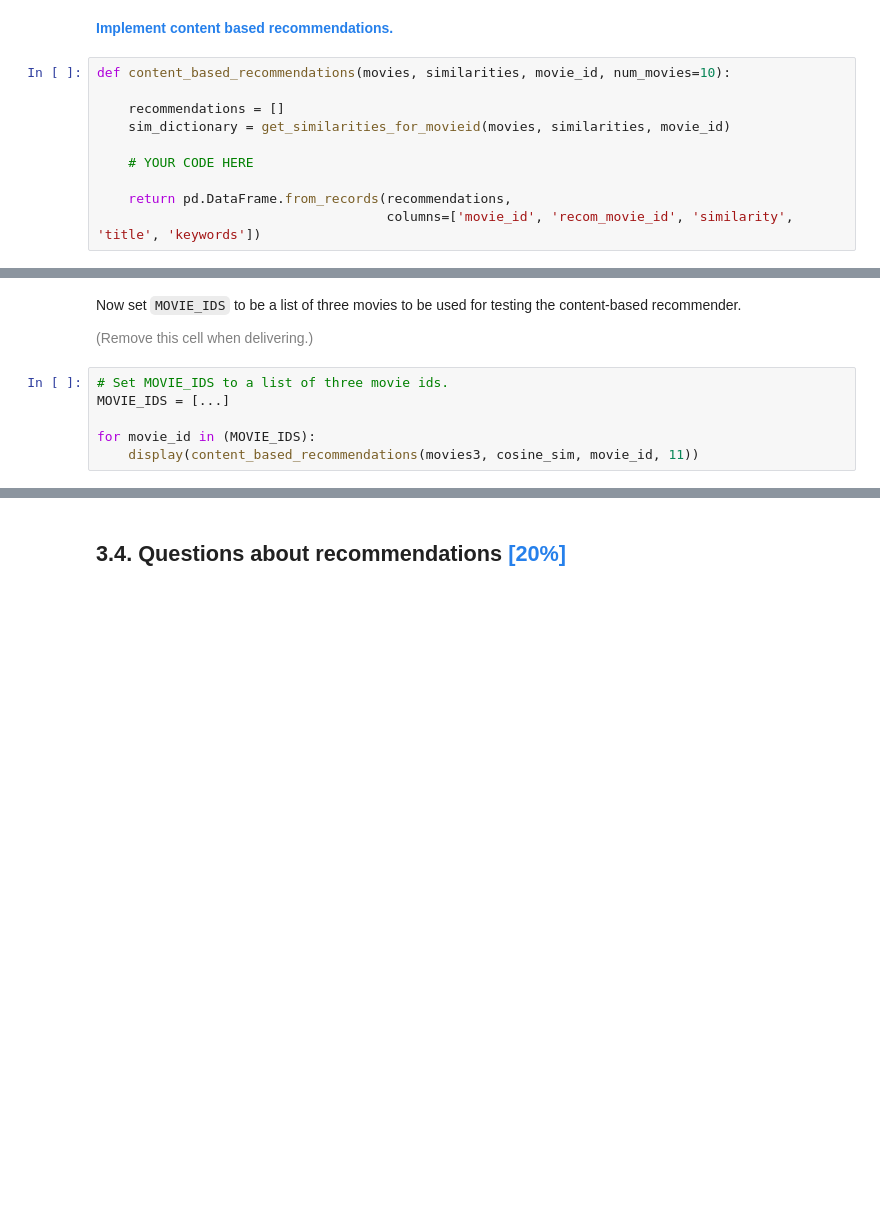
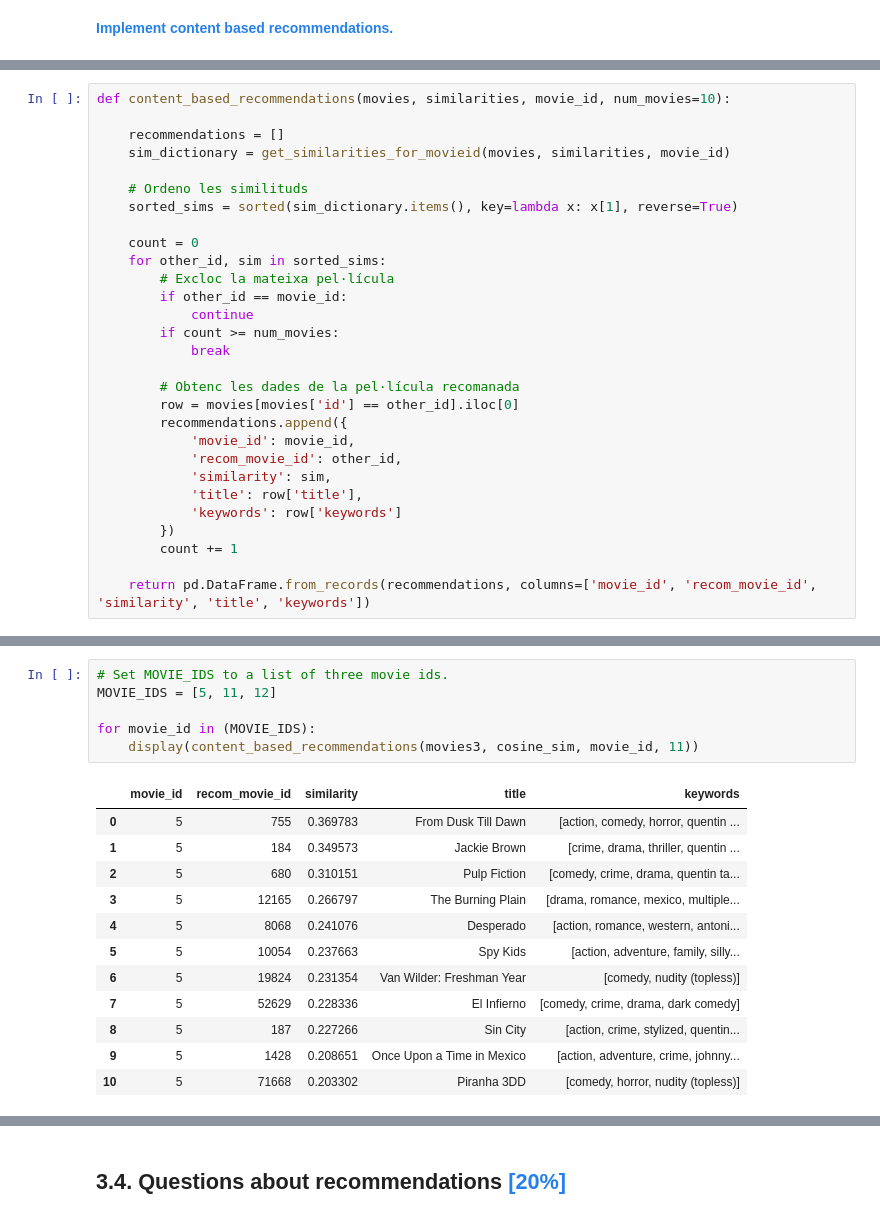
Before and after one commit to RogerTrilla/data-mining-course, a Jupyter notebook: practicum/ps05-content_based_recsys.ipynb, the cells around one changed output, grey strips where cells are left out. Saved outputs shown, nothing was run; the diff lists cells and outputs as text; blank space fills up the shorter version.

```diff
--- a/practicum/ps05-content_based_recsys.ipynb
+++ b/practicum/ps05-content_based_recsys.ipynb
@@ -379,12 +369,2 @@ Create a function `content_based_recommendations` that uses the similarity matri
 # %% [markdown]
 <font size="+1" color="#2680EB">**Implement content based recommendations.**</font>
-# %%
-def content_based_recommendations(movies, similarities, movie_id, num_movies=10):
-
-    recommendations = []
-    sim_dictionary = get_similarities_for_movieid(movies, similarities, movie_id)
-
-    # YOUR CODE HERE
-
-    return pd.DataFrame.from_records(recommendations,
-                                     columns=['movie_id', 'recom_movie_id', 'similarity', 'title', 'keywords'])
@@ -395,3 +371,32 @@ The following tests your code.
+# %%
+def content_based_recommendations(movies, similarities, movie_id, num_movies=10):
+
+    recommendations = []
+    sim_dictionary = get_similarities_for_movieid(movies, similarities, movie_id)
+
+    # Ordeno les similituds
+    sorted_sims = sorted(sim_dictionary.items(), key=lambda x: x[1], reverse=True)
+
+    count = 0
+    for other_id, sim in sorted_sims:
+        # Excloc la mateixa pel·lícula
+        if other_id == movie_id:
+            continue
+        if count >= num_movies:
+            break
+
+        # Obtenc les dades de la pel·lícula recomanada
+        row = movies[movies['id'] == other_id].iloc[0]
+        recommendations.append({
+            'movie_id': movie_id,
+            'recom_movie_id': other_id,
+            'similarity': sim,
+            'title': row['title'],
+            'keywords': row['keywords']
+        })
+        count += 1
+
+    return pd.DataFrame.from_records(recommendations, columns=['movie_id', 'recom_movie_id', 'similarity', 'title', 'keywords'])
 # %%
 # LEAVE AS-IS
 
@@ -403,10 +420,19 @@ display(content_based_recommendations(movies3, cosine_sim, 129, 10))
-# %% [markdown]
-Now set `MOVIE_IDS` to be a list of three movies to be used for testing the content-based recommender.
-
-<font size="-1" color="gray">(Remove this cell when delivering.)</font>
 # %%
 # Set MOVIE_IDS to a list of three movie ids.
-MOVIE_IDS = [...]
+MOVIE_IDS = [5, 11, 12]
 
 for movie_id in (MOVIE_IDS):
     display(content_based_recommendations(movies3, cosine_sim, movie_id, 11))
+# %% [output]
+|  | movie_id | recom_movie_id | similarity | title | keywords |
+| 0 | 5 | 755 | 0.369783 | From Dusk Till Dawn | [action, comedy, horror, quentin ... |
+| 1 | 5 | 184 | 0.349573 | Jackie Brown | [crime, drama, thriller, quentin ... |
+| 2 | 5 | 680 | 0.310151 | Pulp Fiction | [comedy, crime, drama, quentin ta... |
+| 3 | 5 | 12165 | 0.266797 | The Burning Plain | [drama, romance, mexico, multiple... |
+| 4 | 5 | 8068 | 0.241076 | Desperado | [action, romance, western, antoni... |
+| 5 | 5 | 10054 | 0.237663 | Spy Kids | [action, adventure, family, silly... |
+| 6 | 5 | 19824 | 0.231354 | Van Wilder: Freshman Year | [comedy, nudity (topless)] |
+| 7 | 5 | 52629 | 0.228336 | El Infierno | [comedy, crime, drama, dark comedy] |
+| 8 | 5 | 187 | 0.227266 | Sin City | [action, crime, stylized, quentin... |
+| 9 | 5 | 1428 | 0.208651 | Once Upon a Time in Mexico | [action, adventure, crime, johnny... |
+| 10 | 5 | 71668 | 0.203302 | Piranha 3DD | [comedy, horror, nudity (topless)] |
```
Also changed, not shown: parts of 48 cells of this notebook, 2 other files.
